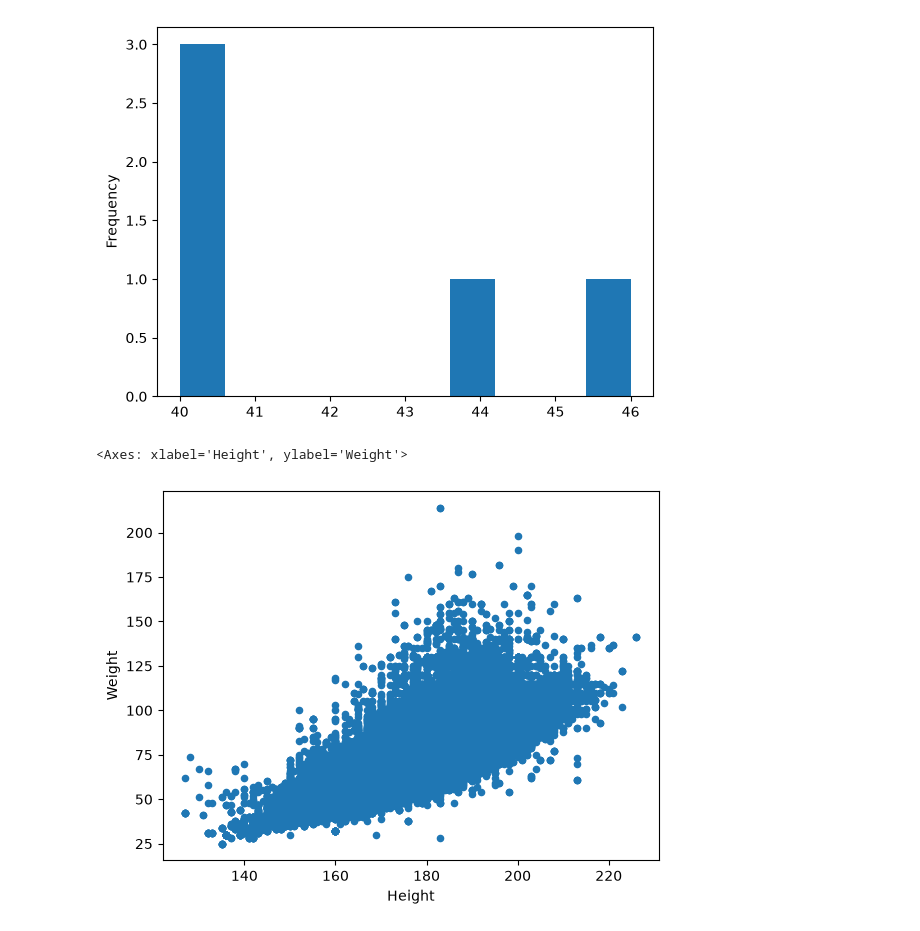
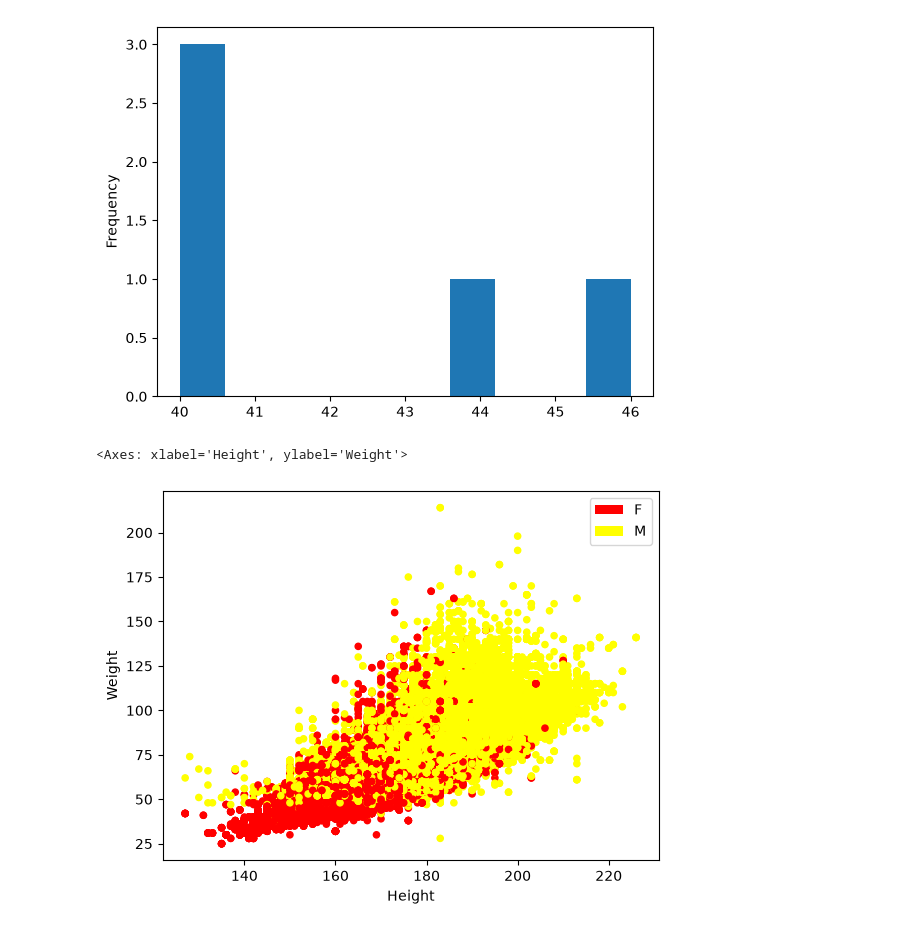
Before and after one commit to reuven/OReilly-PythonData-2026-06, a Jupyter notebook: OReilly-PythonData-2026-06-22.ipynb, the cells around one changed output. Saved outputs shown, nothing was run; the diff lists cells and outputs as text; code cells hidden in the pictures.

```diff
--- a/OReilly-PythonData-2026-06-22.ipynb
+++ b/OReilly-PythonData-2026-06-22.ipynb
@@ -1382,8 +1382,8 @@ shoe_size_df['shoe_size'].plot.hist()
 # %%
 # my favorite, and a really useful one, is scatterplots
 # This is a great way to compare two values for one record
 
-olympics_df.plot.scatter(x='Height', y='Weight')
+olympics_df.plot.scatter(x='Height', y='Weight', c='Sex', cmap='autumn')
 # %% [output]
 <Axes: xlabel='Height', ylabel='Weight'>
-[figure, old version]
+[figure, new version]
```
Also changed, not shown: parts of 1 cell of this notebook.
